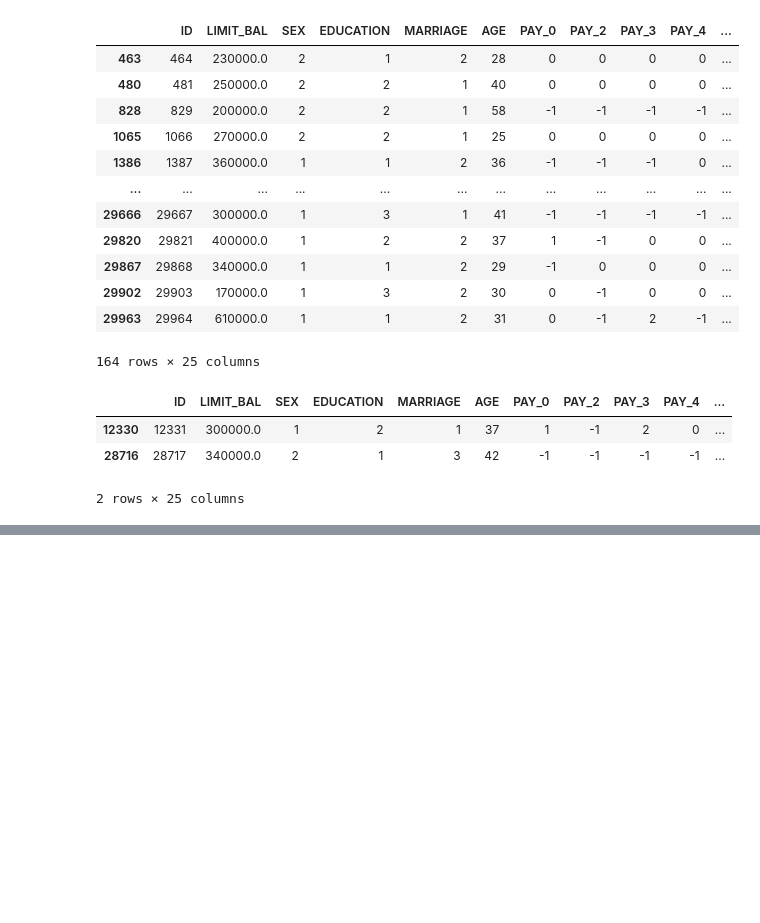
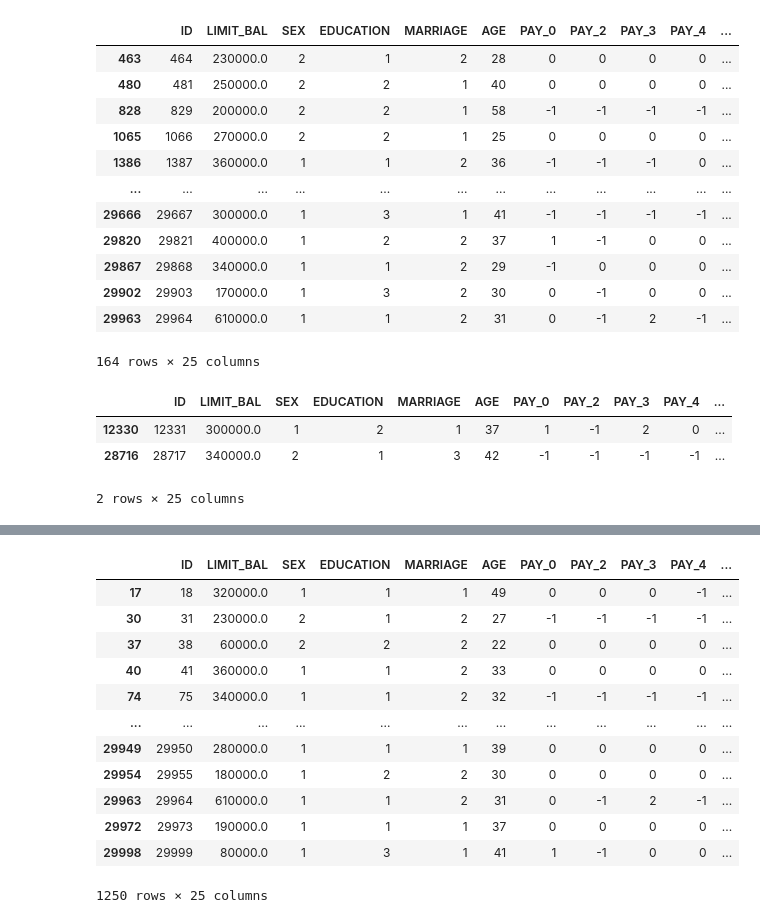
Before and after one commit to sunwenliang14/credit-card-risk, a Jupyter notebook: credit-risk-analysis.ipynb, the cells around one changed output, grey strips where cells are left out. Saved outputs shown, nothing was run; the diff lists cells and outputs as text; code cells hidden in the pictures; blank space fills up the shorter version.

```diff
--- a/credit-risk-analysis.ipynb
+++ b/credit-risk-analysis.ipynb
@@ -787,0 +818,16 @@ df[df.PAY_AMT1 >= 500000]
+# %%
+df[df.PAY_AMT5 >=20000 ]
+# %% [output]
+|  | ID | LIMIT_BAL | SEX | EDUCATION | MARRIAGE | AGE | PAY_0 | PAY_2 | PAY_3 | PAY_4 | ... |
+| 17 | 18 | 320000.0 | 1 | 1 | 1 | 49 | 0 | 0 | 0 | -1 | ... |
+| 30 | 31 | 230000.0 | 2 | 1 | 2 | 27 | -1 | -1 | -1 | -1 | ... |
+| 37 | 38 | 60000.0 | 2 | 2 | 2 | 22 | 0 | 0 | 0 | 0 | ... |
+| 40 | 41 | 360000.0 | 1 | 1 | 2 | 33 | 0 | 0 | 0 | 0 | ... |
+| 74 | 75 | 340000.0 | 1 | 1 | 2 | 32 | -1 | -1 | -1 | -1 | ... |
+| ... | ... | ... | ... | ... | ... | ... | ... | ... | ... | ... | ... |
+| 29949 | 29950 | 280000.0 | 1 | 1 | 1 | 39 | 0 | 0 | 0 | 0 | ... |
+| 29954 | 29955 | 180000.0 | 1 | 2 | 2 | 30 | 0 | 0 | 0 | 0 | ... |
+| 29963 | 29964 | 610000.0 | 1 | 1 | 2 | 31 | 0 | -1 | 2 | -1 | ... |
+| 29972 | 29973 | 190000.0 | 1 | 1 | 1 | 37 | 0 | 0 | 0 | 0 | ... |
+| 29998 | 29999 | 80000.0 | 1 | 3 | 1 | 41 | 1 | -1 | 0 | 0 | ... |
+1250 rows × 25 columns
```
Also changed, not shown: parts of 2 cells of this notebook.
